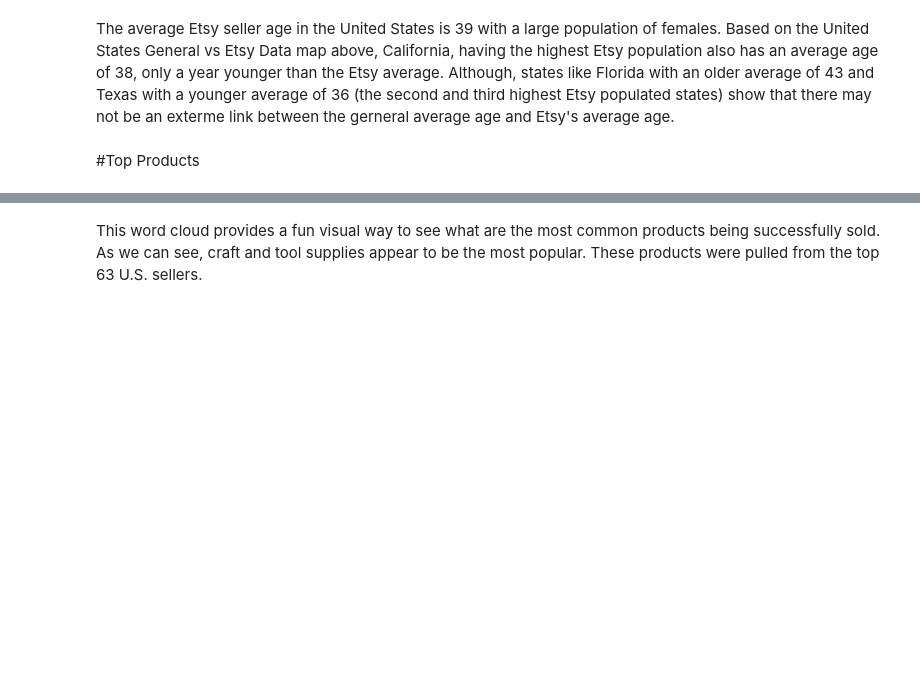
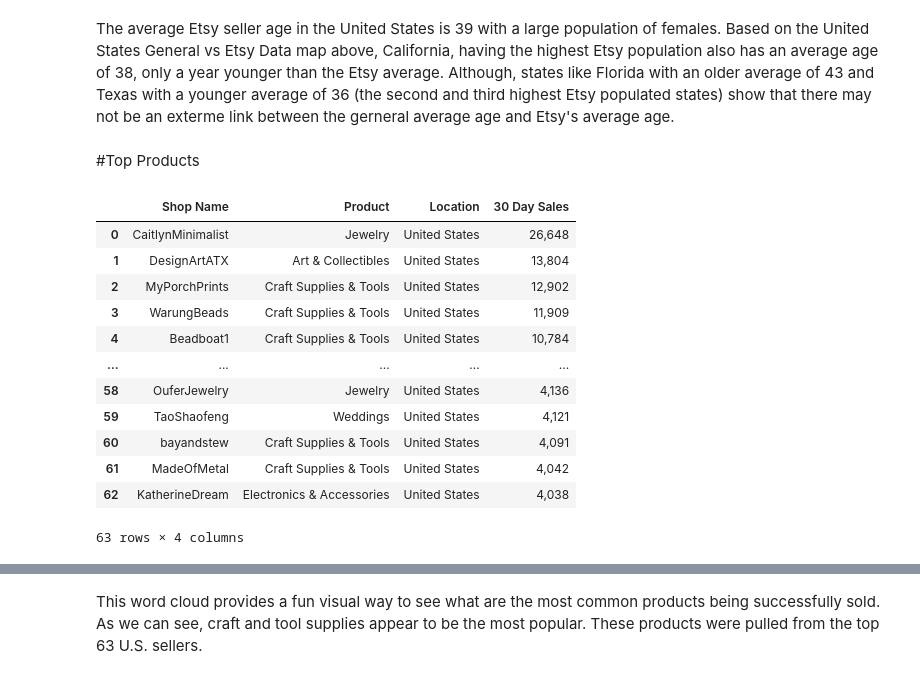
Before and after one commit to khagerthey/GIS, a Jupyter notebook: PS3.ipynb, the cells around one changed output, grey strips where cells are left out. Cells and saved outputs as stored; diff of their text form; code cells hidden in the pictures; blank space fills up the shorter version.

```diff
--- a/PS3.ipynb
+++ b/PS3.ipynb
@@ -338,6 +346,22 @@ The average Etsy seller age in the United States is 39 with a large population o
 products = pd.read_csv("https://raw.githubusercontent.com/khagerthey/GIS/main/top_products.csv", header = None)
 products.columns = ['Shop Name', 'Product', 'Location', '30 Day Sales']
 #products
+# %%
+products #just 63; you could get bigger more detailed list like thousands
+# %% [output]
+|  | Shop Name | Product | Location | 30 Day Sales |
+| 0 | CaitlynMinimalist | Jewelry | United States | 26,648 |
+| 1 | DesignArtATX | Art & Collectibles | United States | 13,804 |
+| 2 | MyPorchPrints | Craft Supplies & Tools | United States | 12,902 |
+| 3 | WarungBeads | Craft Supplies & Tools | United States | 11,909 |
+| 4 | Beadboat1 | Craft Supplies & Tools | United States | 10,784 |
+| ... | ... | ... | ... | ... |
+| 58 | OuferJewelry | Jewelry | United States | 4,136 |
+| 59 | TaoShaofeng | Weddings | United States | 4,121 |
+| 60 | bayandstew | Craft Supplies & Tools | United States | 4,091 |
+| 61 | MadeOfMetal | Craft Supplies & Tools | United States | 4,042 |
+| 62 | KatherineDream | Electronics & Accessories | United States | 4,038 |
+63 rows × 4 columns
 # %%
 all_products = ' '.join(products['Product'].astype(str))
 
```
Also changed, not shown: parts of 4 cells of this notebook.
